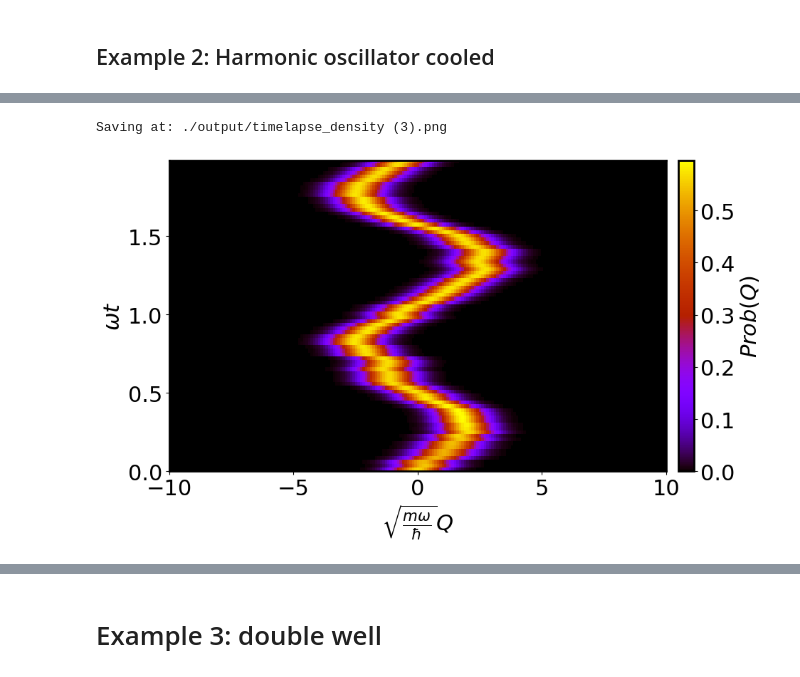
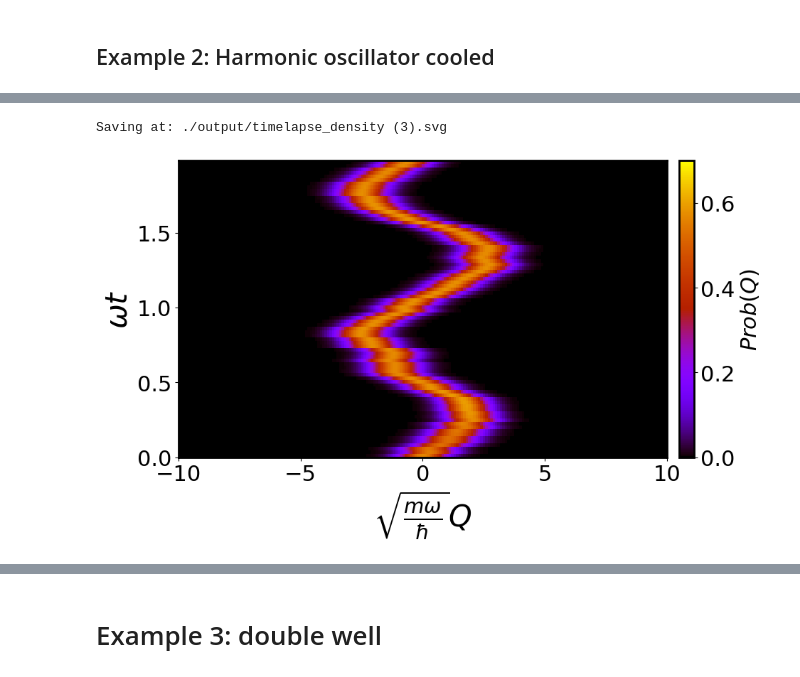
Before and after one commit to AmyRouillard/measurement-based-feedback-control, a Jupyter notebook: Continuous_measurement_and_feedback.ipynb, the cells around one changed output, grey strips where cells are left out. Drawn from its saved outputs; the diff is of its cells as text; code cells hidden in the pictures.

```diff
--- a/Continuous_measurement_and_feedback.ipynb
+++ b/Continuous_measurement_and_feedback.ipynb
@@ -1427,9 +1437,9 @@ Feedback coefficients c and d set to zero.
 [figure]
 # %%
-harmonic_cooled_Particle.timelapse_density(save=True)
+harmonic_cooled_Particle.timelapse_density(save=True, vmin=0, vmax=0.7)
 # %% [output]
-Saving at: ./output/timelapse_density (3).png
+Saving at: ./output/timelapse_density (3).svg
-[figure, old version]
+[figure, new version]
 # %%
 # harmonic_cooled_Particle.animate(save = True)
 # %%
```
Also changed, not shown: parts of 13 cells of this notebook.
